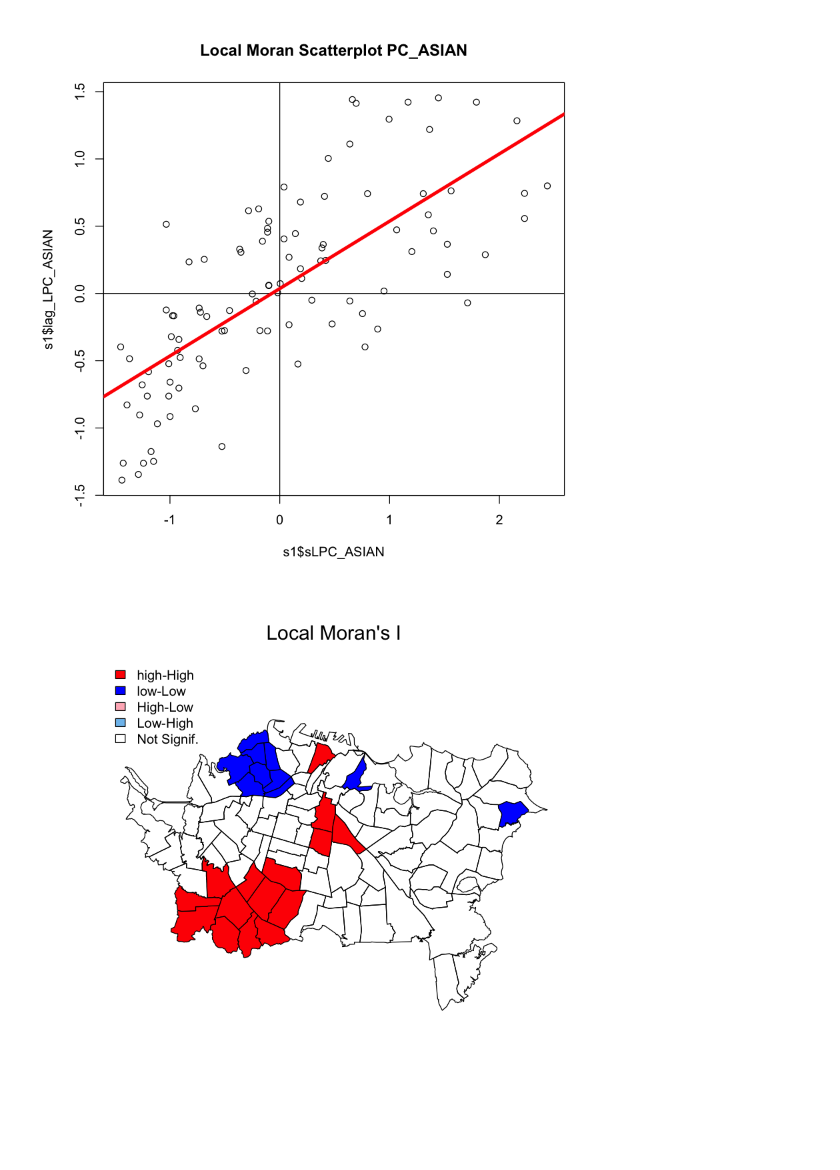
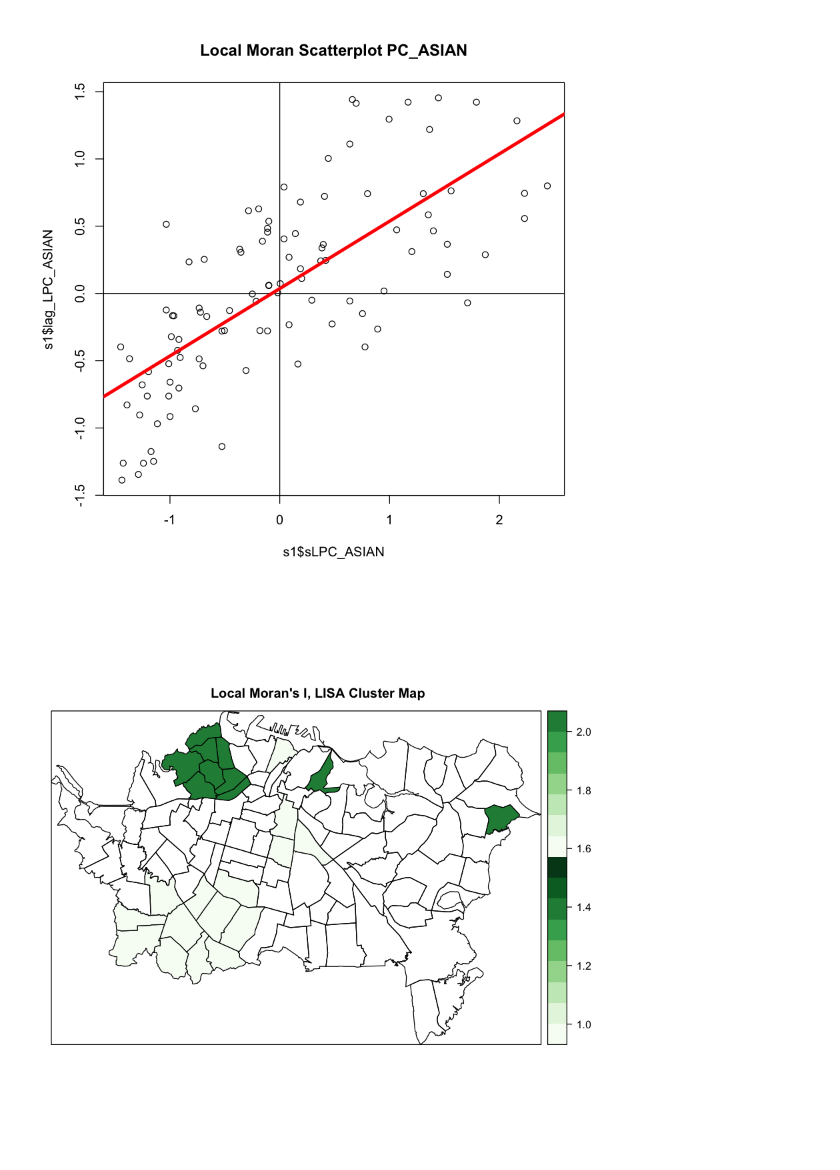
Before and after one commit to xrwang/geog187-notebooks, a Jupyter notebook: lab1-spatial autocorrelation.ipynb, the cells around one changed output. Cells and saved outputs as stored; diff of their text form; code cells hidden in the pictures.

```diff
--- a/lab1-spatial autocorrelation.ipynb
+++ b/lab1-spatial autocorrelation.ipynb
@@ -371,19 +462,20 @@ s1@data[(s1$sLPC_ASIAN <= 0 & s1$lag_LPC_ASIAN >= 0) & (locm[, 5] <= 0.05), "QUA
 # %%
 
 # Set the breaks for the thematic map classes
-breaks <- seq(1, 5, 1)
+# We use the seq function to generation a sequence from 1-5, going up by 1.
+# you could also use
+breaks <- c(1,2,3,4,5)
 
 # Set the corresponding labels for the thematic map classes
 labels <- c("high-High", "low-Low", "High-Low", "Low-High", "Not Signif.")
 
-# see ?findInterval - This is necessary for making a map
-np <- findInterval(s1$QUAD_SIG, breaks)
+# Define color swatches
+pal  <- brewer.pal(length(brks), "Greens")
 
+#colors <- c("red", "blue", "lightpink", "skyblue2", "white")
 
-# Assign colors to each map class
-colors <- c("red", "blue", "lightpink", "skyblue2", "white")
-plot(s1, col = colors[np])  #colors[np] manually sets the color for each county
-mtext("Local Moran's I", cex = 1.5, side = 3, line = 1)
-legend("topleft", legend = labels, fill = colors, bty = "n")
+# Generate the map
+spplot(s1, z="QUAD_SIG",
+        col.regions=pal, main=list(label="Local Moran's I, LISA Cluster Map",cex=1))
 # %% [output]
-[figure, old version]
+[figure, new version]
```
Also changed, not shown: parts of 31 cells of this notebook.
